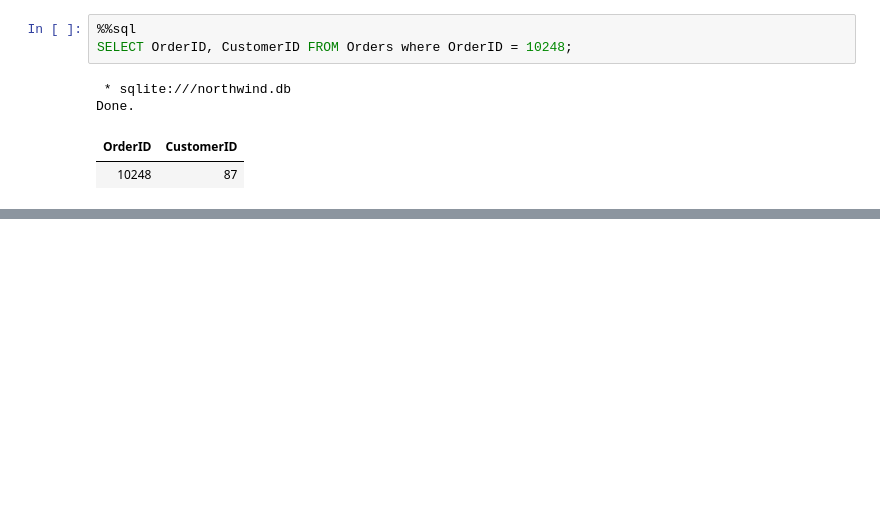
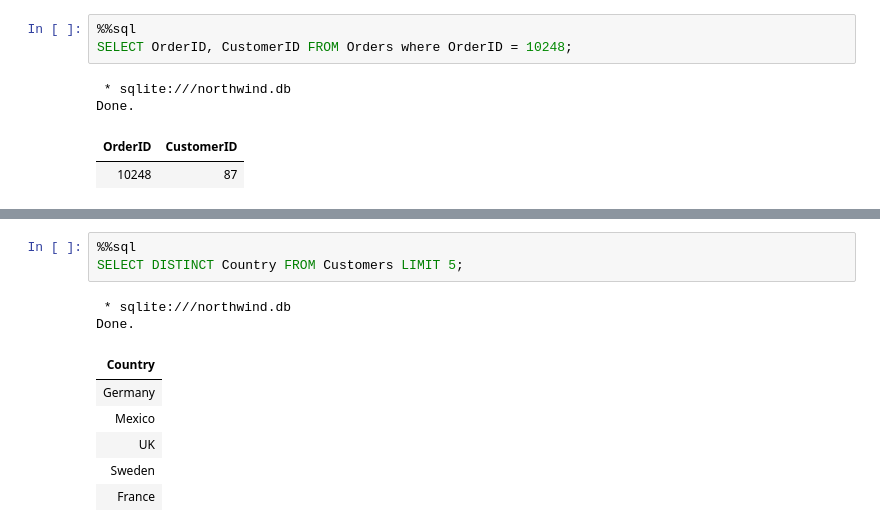
Before and after one commit to MAK8405/SQL, a Jupyter notebook: SQL.ipynb, the cells around one changed output, grey strips where cells are left out. Cells and saved outputs as stored; diff of their text form; blank space fills up the shorter version.

```diff
--- a/SQL.ipynb
+++ b/SQL.ipynb
@@ -481,0 +513,12 @@ Done.
+# %%
+%%sql
+SELECT DISTINCT Country FROM Customers LIMIT 5;
+# %% [output]
+ * sqlite:///northwind.db
+Done.
+| Country |
+| Germany |
+| Mexico |
+| UK |
+| Sweden |
+| France |
```
Also changed, not shown: parts of 6 cells of this notebook.
